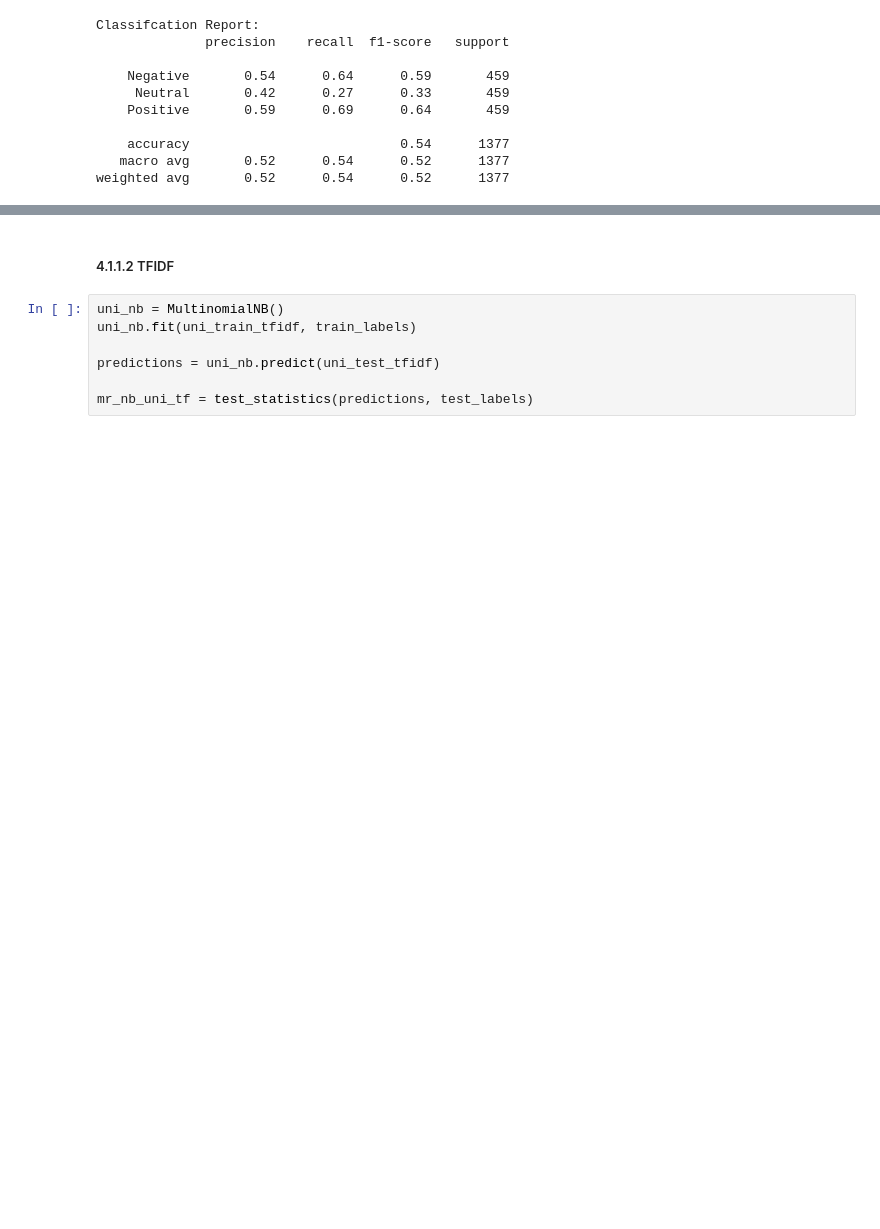
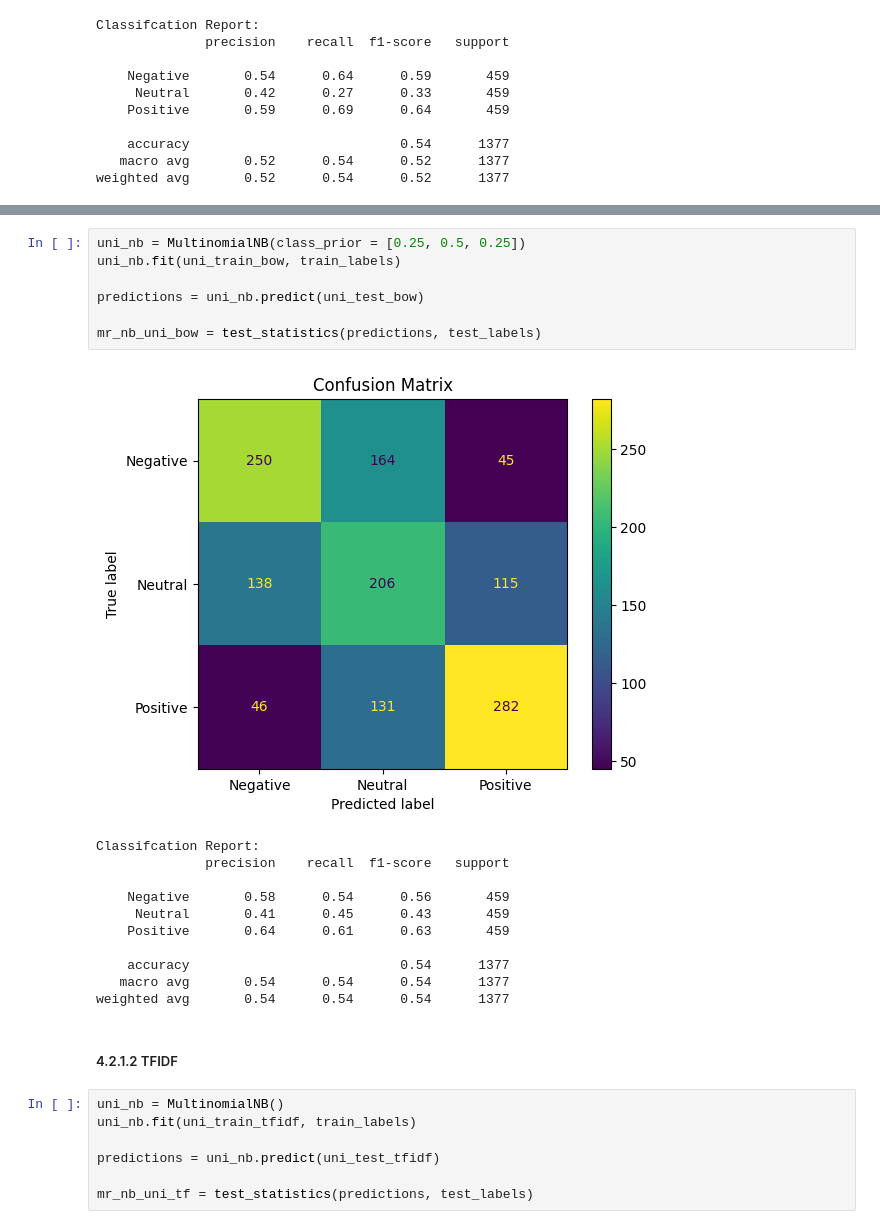
Before and after one commit to nklsKrmnn/LSC_Sentiment_Analysis, a Jupyter notebook: Project_BoW.ipynb, the cells around one changed output, grey strips where cells are left out. Saved outputs shown, nothing was run; the diff lists cells and outputs as text; blank space fills up the shorter version.

```diff
--- a/Project_BoW.ipynb
+++ b/Project_BoW.ipynb
@@ -338,5 +355,24 @@ weighted avg       0.52      0.54      0.52      1377
+# %%
+uni_nb = MultinomialNB(class_prior = [0.25, 0.5, 0.25])
+uni_nb.fit(uni_train_bow, train_labels)
+
+predictions = uni_nb.predict(uni_test_bow)
+
+mr_nb_uni_bow = test_statistics(predictions, test_labels)
+# %% [output]
+[figure, added]
+Classifcation Report:
+              precision    recall  f1-score   support
+
+    Negative       0.58      0.54      0.56       459
+     Neutral       0.41      0.45      0.43       459
+    Positive       0.64      0.61      0.63       459
+
+    accuracy                           0.54      1377
+   macro avg       0.54      0.54      0.54      1377
+weighted avg       0.54      0.54      0.54      1377
 # %% [markdown]
-##### 4.1.1.2 TFIDF
+##### 4.2.1.2 TFIDF
 # %%
 uni_nb = MultinomialNB()
 uni_nb.fit(uni_train_tfidf, train_labels)
```
Also changed, not shown: parts of 65 cells of this notebook.
